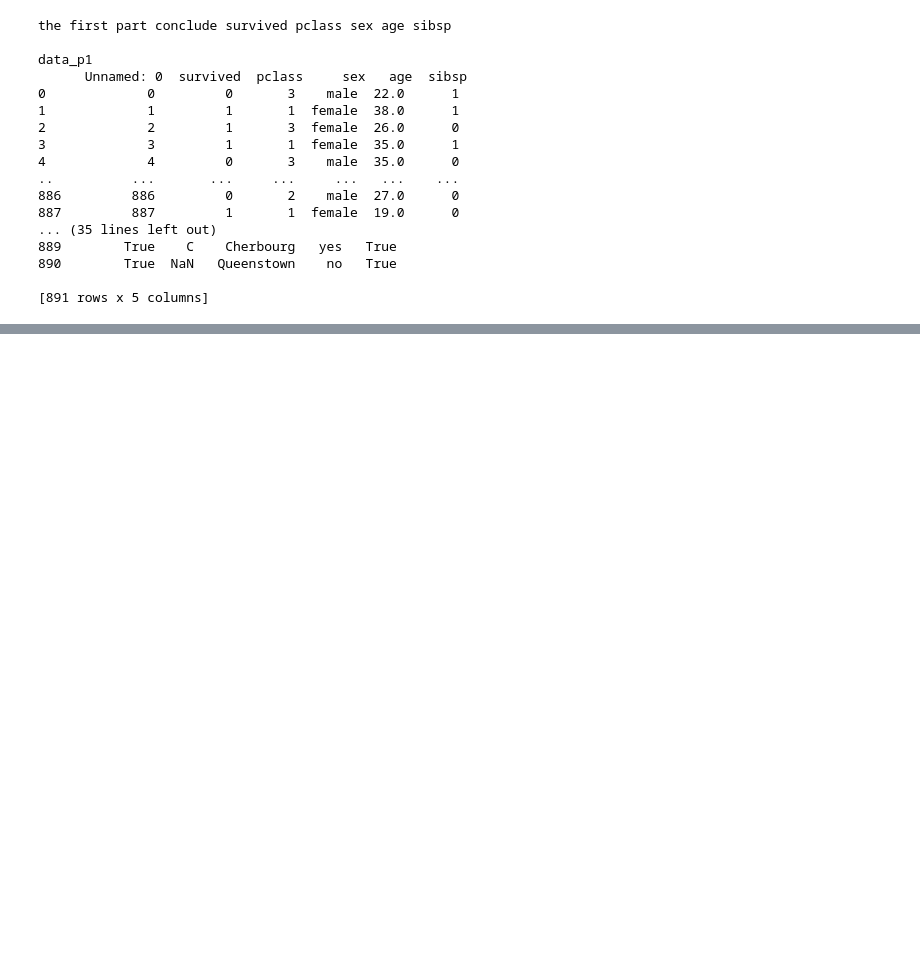
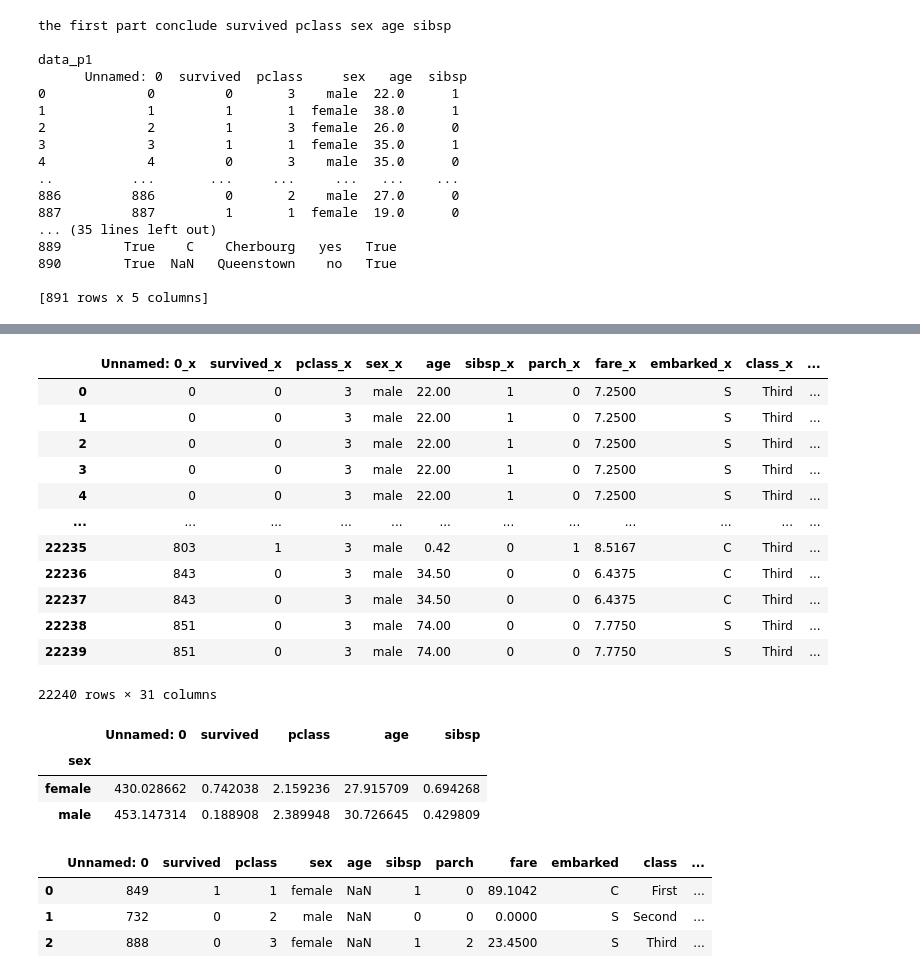
Before and after one commit to JEBYFLIS/Make_a_good_try, a Jupyter notebook: data_process.ipynb, the cells around one changed output, grey strips where cells are left out. Saved outputs shown, nothing was run; the diff lists cells and outputs as text; code cells hidden in the pictures; blank space fills up the shorter version.

```diff
--- a/data_process.ipynb
+++ b/data_process.ipynb
@@ -244,0 +303,17 @@ data_p1
+# %%
+data_merge = data_conact_1.merge(data_1, on=['age'], how='inner')
+data_merge
+# %% [output]
+|  | Unnamed: 0_x | survived_x | pclass_x | sex_x | age | sibsp_x | parch_x | fare_x | embarked_x | class_x | ... |
+| 0 | 0 | 0 | 3 | male | 22.00 | 1 | 0 | 7.2500 | S | Third | ... |
+| 1 | 0 | 0 | 3 | male | 22.00 | 1 | 0 | 7.2500 | S | Third | ... |
+| 2 | 0 | 0 | 3 | male | 22.00 | 1 | 0 | 7.2500 | S | Third | ... |
+| 3 | 0 | 0 | 3 | male | 22.00 | 1 | 0 | 7.2500 | S | Third | ... |
+| 4 | 0 | 0 | 3 | male | 22.00 | 1 | 0 | 7.2500 | S | Third | ... |
+| ... | ... | ... | ... | ... | ... | ... | ... | ... | ... | ... | ... |
+| 22235 | 803 | 1 | 3 | male | 0.42 | 0 | 1 | 8.5167 | C | Third | ... |
+| 22236 | 843 | 0 | 3 | male | 34.50 | 0 | 0 | 6.4375 | C | Third | ... |
+| 22237 | 843 | 0 | 3 | male | 34.50 | 0 | 0 | 6.4375 | C | Third | ... |
+| 22238 | 851 | 0 | 3 | male | 74.00 | 0 | 0 | 7.7750 | S | Third | ... |
+| 22239 | 851 | 0 | 3 | male | 74.00 | 0 | 0 | 7.7750 | S | Third | ... |
+22240 rows × 31 columns
@@ -244,0 +322,20 @@ data_p1
+# %%
+grouped_1 = data_p1.groupby('sex').agg('mean')
+grouped_1
+# %% [output]
+|  | Unnamed: 0 | survived | pclass | age | sibsp |
+| sex |  |  |  |  |  |
+| female | 430.028662 | 0.742038 | 2.159236 | 27.915709 | 0.694268 |
+| male | 453.147314 | 0.188908 | 2.389948 | 30.726645 | 0.429809 |
+# %%
+def get_avg_age(x):
+    df = x.sort_values(by='age', ascending=True)
+    return df.iloc[-1, :]
+
+old_one = data.groupby('pclass', as_index=False).apply(get_avg_age)
+old_one
+# %% [output]
+|  | Unnamed: 0 | survived | pclass | sex | age | sibsp | parch | fare | embarked | class | ... |
+| 0 | 849 | 1 | 1 | female | NaN | 1 | 0 | 89.1042 | C | First | ... |
+| 1 | 732 | 0 | 2 | male | NaN | 0 | 0 | 0.0000 | S | Second | ... |
+| 2 | 888 | 0 | 3 | female | NaN | 1 | 2 | 23.4500 | S | Third | ... |
```
Also changed, not shown: parts of 4 cells of this notebook.
